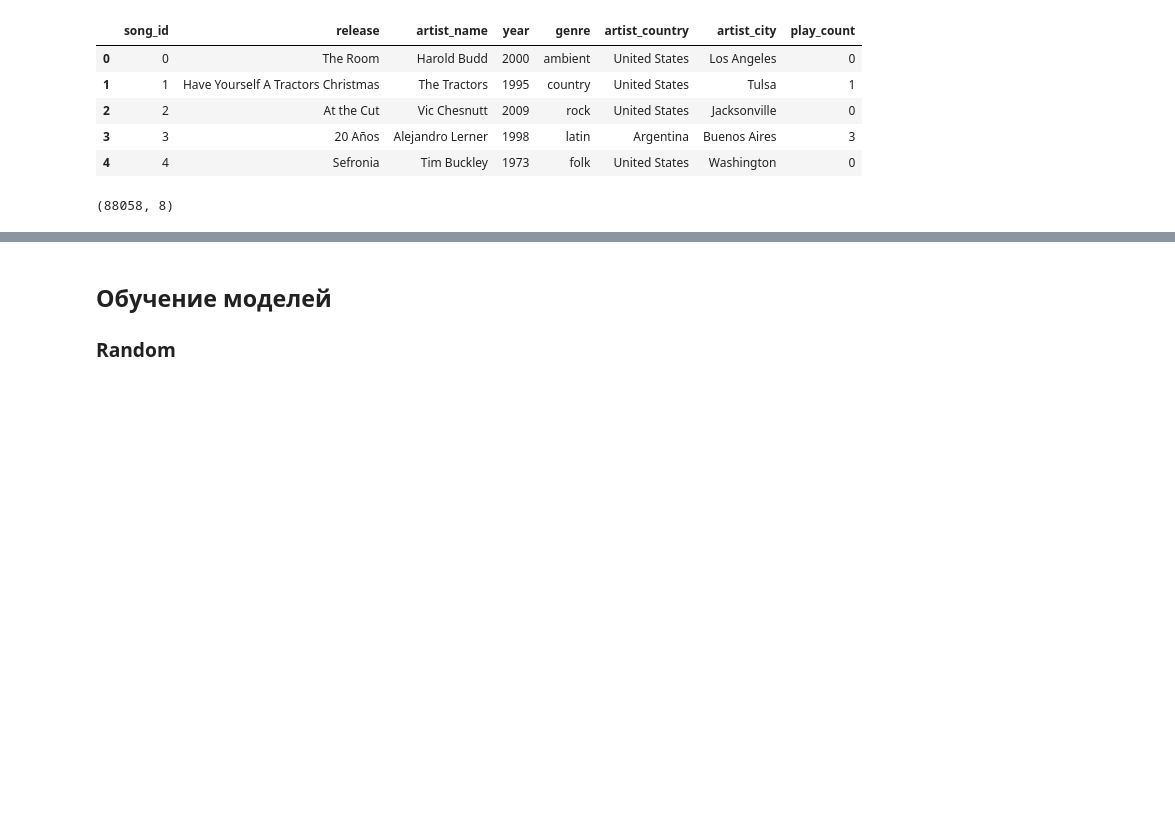
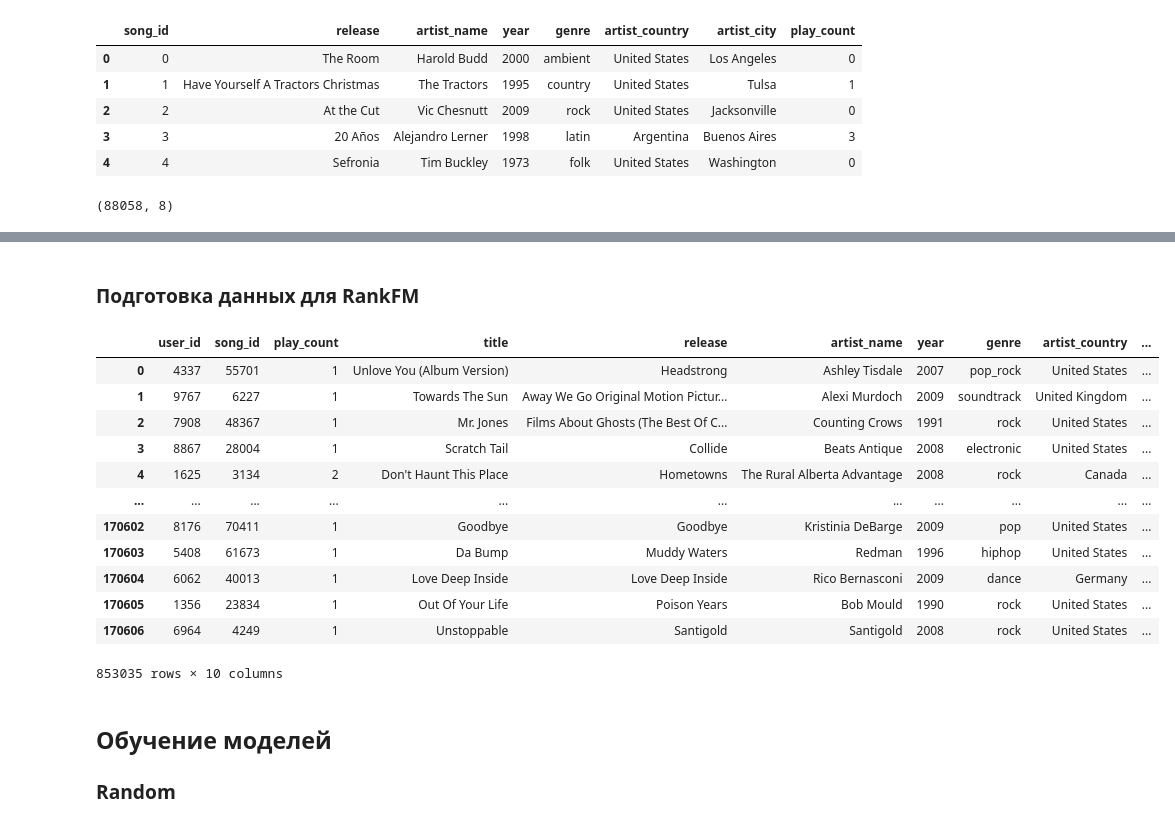
Before and after one commit to maxgalanov/RecSysYearProject, a Jupyter notebook: hse_rec_sys/notebooks/Compare_models.ipynb, the cells around one changed output, grey strips where cells are left out. Cells and saved outputs as stored; diff of their text form; code cells hidden in the pictures; blank space fills up the shorter version.

Commit message:
Add RankFM and Stacking

```diff
--- a/hse_rec_sys/notebooks/Compare_models.ipynb
+++ b/hse_rec_sys/notebooks/Compare_models.ipynb
@@ -176,0 +186,19 @@ items_features
+# %% [markdown]
+### Подготовка данных для RankFM
+# %%
+data = pd.concat([train, test])
+data
+# %% [output]
+|  | user_id | song_id | play_count | title | release | artist_name | year | genre | artist_country | ... |
+| 0 | 4337 | 55701 | 1 | Unlove You (Album Version) | Headstrong | Ashley Tisdale | 2007 | pop_rock | United States | ... |
+| 1 | 9767 | 6227 | 1 | Towards The Sun | Away We Go Original Motion Pictur... | Alexi Murdoch | 2009 | soundtrack | United Kingdom | ... |
+| 2 | 7908 | 48367 | 1 | Mr. Jones | Films About Ghosts (The Best Of C... | Counting Crows | 1991 | rock | United States | ... |
+| 3 | 8867 | 28004 | 1 | Scratch Tail | Collide | Beats Antique | 2008 | electronic | United States | ... |
+| 4 | 1625 | 3134 | 2 | Don't Haunt This Place | Hometowns | The Rural Alberta Advantage | 2008 | rock | Canada | ... |
+| ... | ... | ... | ... | ... | ... | ... | ... | ... | ... | ... |
+| 170602 | 8176 | 70411 | 1 | Goodbye | Goodbye | Kristinia DeBarge | 2009 | pop | United States | ... |
+| 170603 | 5408 | 61673 | 1 | Da Bump | Muddy Waters | Redman | 1996 | hiphop | United States | ... |
+| 170604 | 6062 | 40013 | 1 | Love Deep Inside | Love Deep Inside | Rico Bernasconi | 2009 | dance | Germany | ... |
+| 170605 | 1356 | 23834 | 1 | Out Of Your Life | Poison Years | Bob Mould | 1990 | rock | United States | ... |
+| 170606 | 6964 | 4249 | 1 | Unstoppable | Santigold | Santigold | 2008 | rock | United States | ... |
+853035 rows × 10 columns
```
Also changed, not shown: parts of 35 cells of this notebook.
